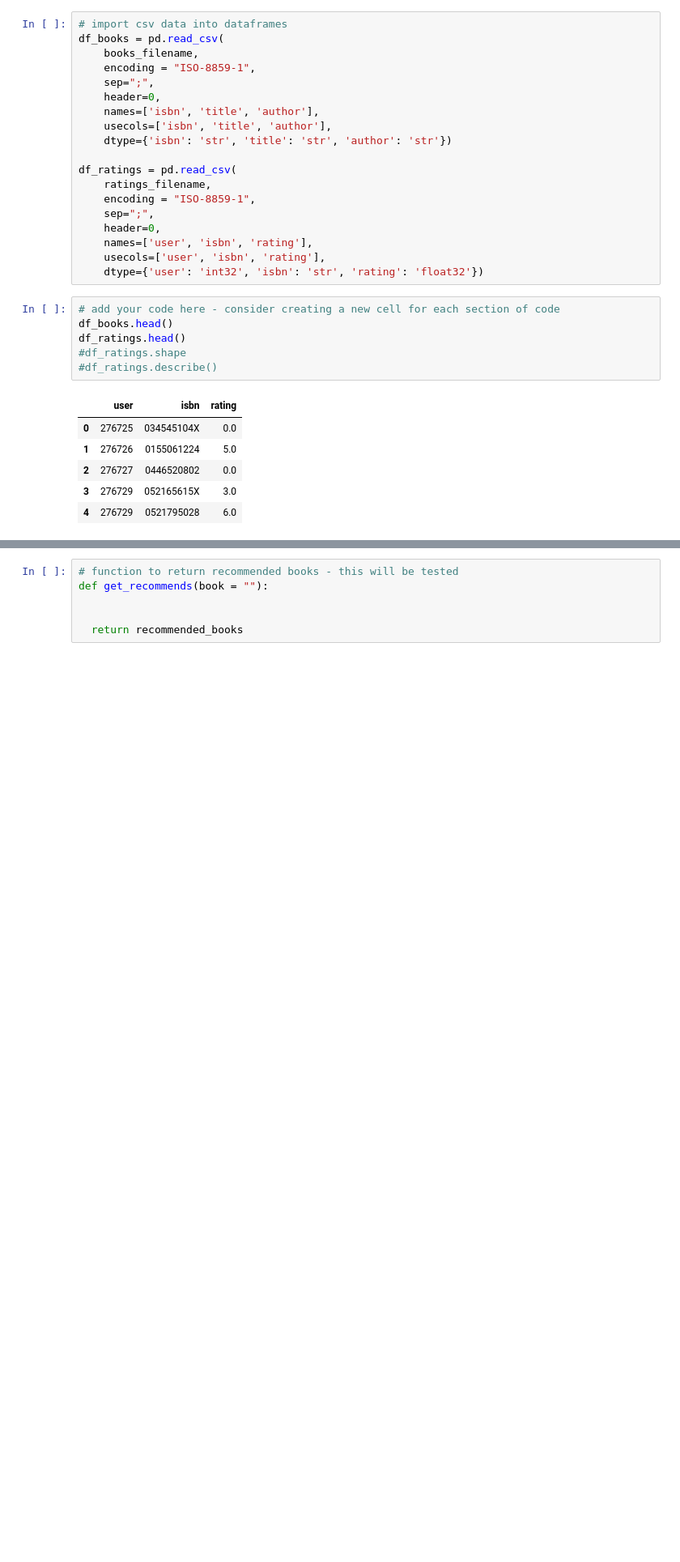
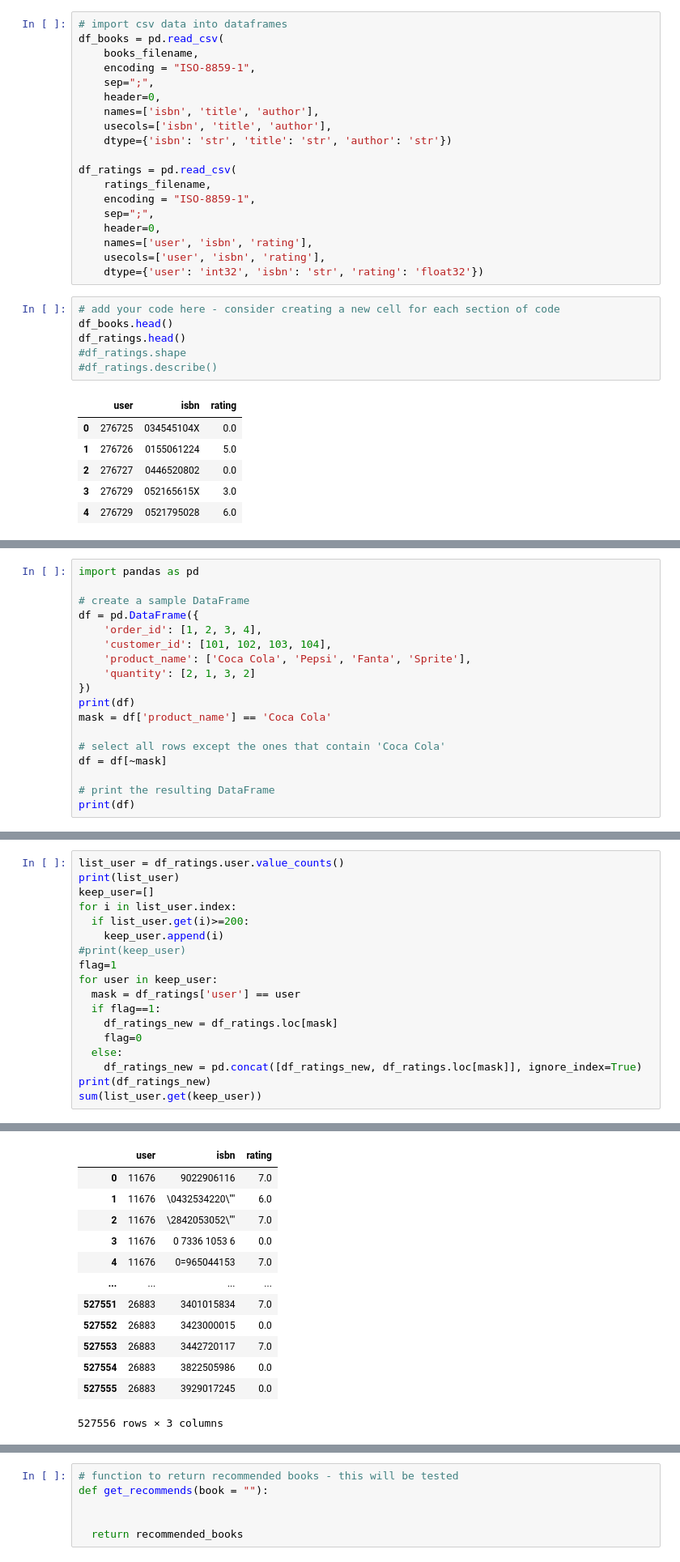
Before and after one commit to RushiKP14/Tensorflow, a Jupyter notebook: fcc_book_recommendation_knn.ipynb, the cells around one changed output, grey strips where cells are left out. Shown at 81% size. Cells and saved outputs as stored; diff of their text form; blank space fills up the shorter version.

```diff
--- a/fcc_book_recommendation_knn.ipynb
+++ b/fcc_book_recommendation_knn.ipynb
@@ -104,0 +66,18 @@ len(idx_drop)
+# %%
+import pandas as pd
+
+# create a sample DataFrame
+df = pd.DataFrame({
+    'order_id': [1, 2, 3, 4],
+    'customer_id': [101, 102, 103, 104],
+    'product_name': ['Coca Cola', 'Pepsi', 'Fanta', 'Sprite'],
+    'quantity': [2, 1, 3, 2]
+})
+print(df)
+mask = df['product_name'] == 'Coca Cola'
+
+# select all rows except the ones that contain 'Coca Cola'
+df = df[~mask]
+
+# print the resulting DataFrame
+print(df)
@@ -104,0 +98,19 @@ len(idx_drop)
+# %%
+list_user = df_ratings.user.value_counts()
+print(list_user)
+keep_user=[]
+for i in list_user.index:
+  if list_user.get(i)>=200:
+    keep_user.append(i)
+#print(keep_user)
+flag=1
+for user in keep_user:
+  mask = df_ratings['user'] == user
+  if flag==1:
+    df_ratings_new = df_ratings.loc[mask]
+    flag=0
+  else:
+    df_ratings_new = pd.concat([df_ratings_new, df_ratings.loc[mask]], ignore_index=True)
+print(df_ratings_new)
+sum(list_user.get(keep_user))
+# %% [output]
@@ -104,0 +130,13 @@ len(idx_drop)
+|  | user | isbn | rating |
+| 0 | 11676 | 9022906116 | 7.0 |
+| 1 | 11676 | \0432534220\"" | 6.0 |
+| 2 | 11676 | \2842053052\"" | 7.0 |
+| 3 | 11676 | 0 7336 1053 6 | 0.0 |
+| 4 | 11676 | 0=965044153 | 7.0 |
+| ... | ... | ... | ... |
+| 527551 | 26883 | 3401015834 | 7.0 |
+| 527552 | 26883 | 3423000015 | 0.0 |
+| 527553 | 26883 | 3442720117 | 7.0 |
+| 527554 | 26883 | 3822505986 | 0.0 |
+| 527555 | 26883 | 3929017245 | 0.0 |
+527556 rows × 3 columns
```
Also changed, not shown: parts of 6 cells of this notebook.
